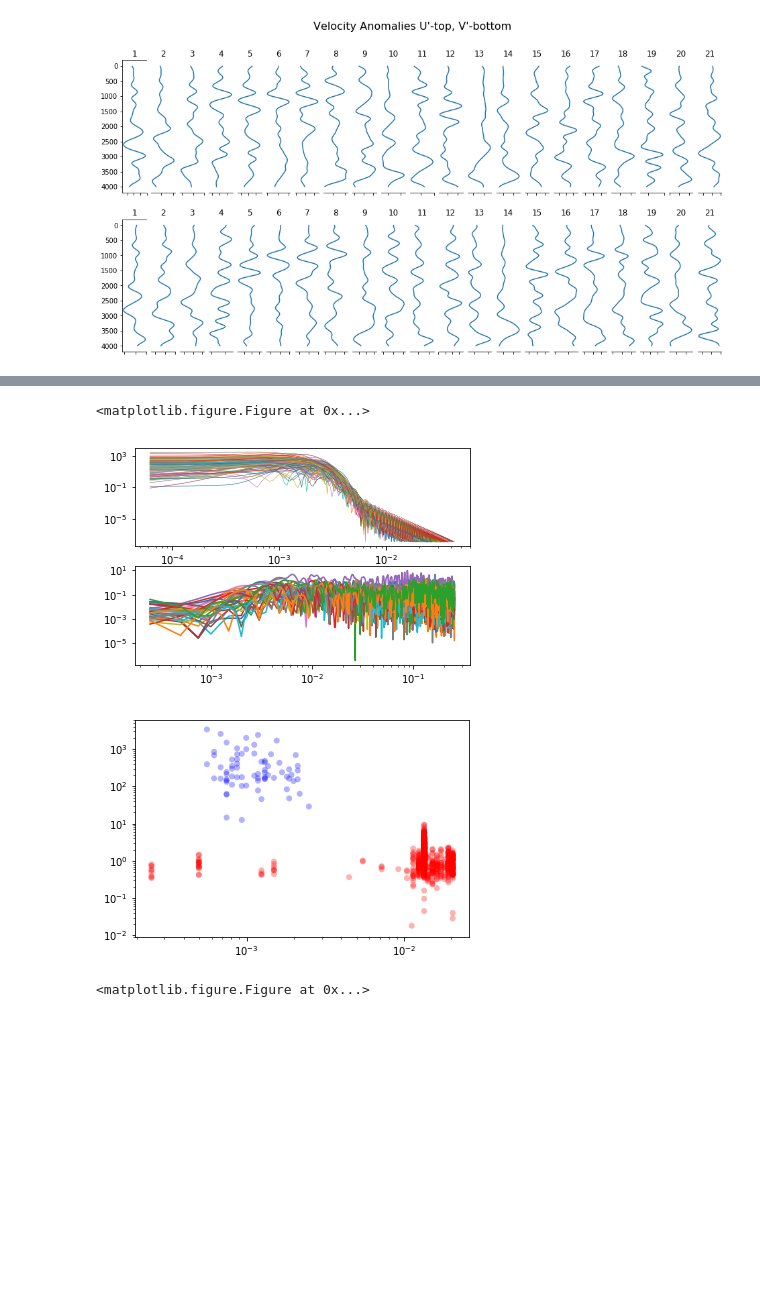
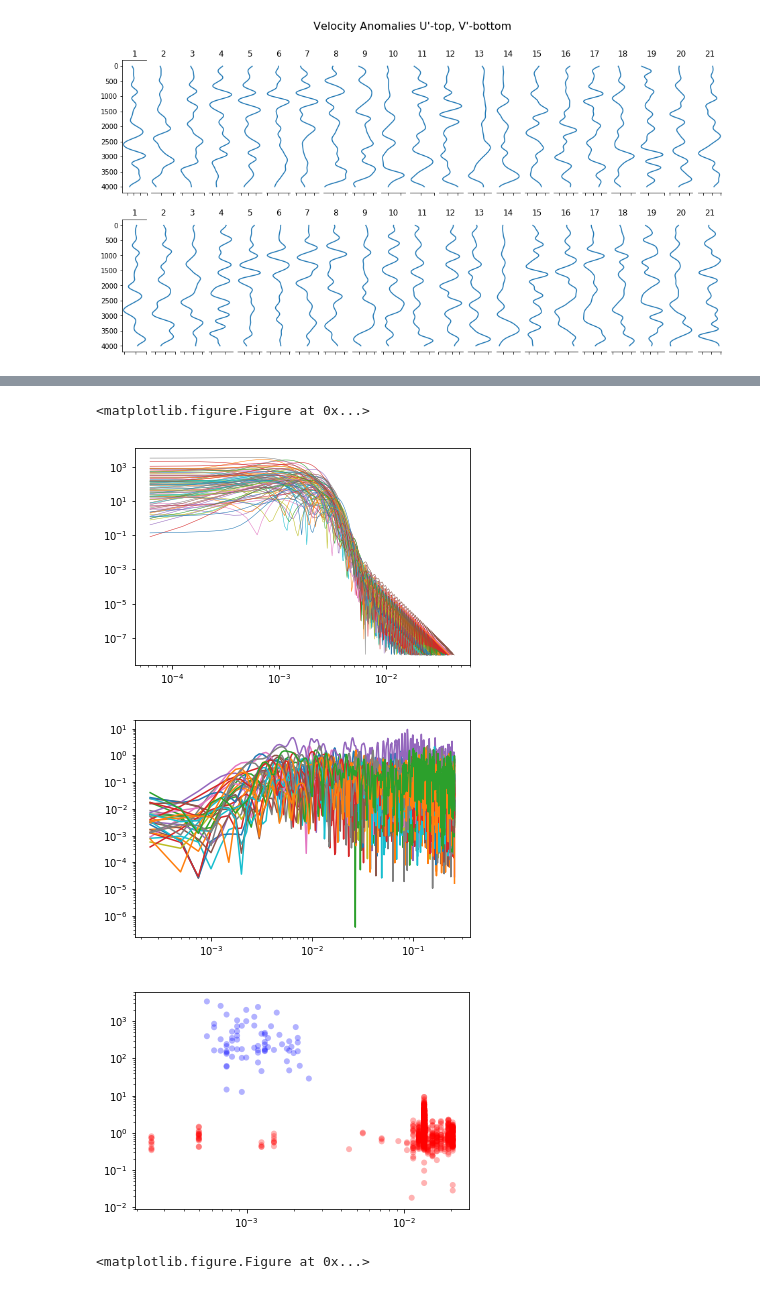
Before and after one commit to saltyPhysics/Lee_waves_dissertation, a Jupyter notebook: Lee_waves_v2.ipynb, the cells around one changed output, grey strips where cells are left out. Cells and saved outputs as stored; diff of their text form; code cells hidden in the pictures; blank space fills up the shorter version.

```diff
--- a/Lee_waves_v2.ipynb
+++ b/Lee_waves_v2.ipynb
@@ -223,27 +238,29 @@ khi
 # %%
 plt.figure()
-plt.subplot(211)
+
 plt.loglog(KE_grid, KE_psd.T, linewidth=.5)
-plt.subplot(212)
+plt.figure()
 plt.loglog(PE_grid, .5*np.nanmean(N2)*eta_psd.T)
 
 plt.figure()
 Kemax = np.nanmax(KE_psd, axis=1)
 kespots = np.nanargmax(KE_psd, axis=1)
 ax = plt.gca()
 ax.scatter(KE_grid[kespots],Kemax , c='blue', alpha=0.3, edgecolors='none')
 ax.set_yscale('log')
 ax.set_xscale('log')
 
+
 Kemax = np.nanmax(.5*np.nanmean(N2)*eta_psd.T, axis=1)
 kespots = np.nanargmax(.5*np.nanmean(N2)*eta_psd.T, axis=1)
 ax = plt.gca()
 ax.scatter(PE_grid[kespots],Kemax , c='red', alpha=0.3, edgecolors='none')
 ax.set_yscale('log')
 ax.set_xscale('log')
 plt.figure(figsize=[16,8])
 # %% [output]
 <matplotlib.figure.Figure at 0x...>
-[figure, old version]
+[figure, new version]
-[figure, old version]
+[figure, new version]
+[figure, added]
 <matplotlib.figure.Figure at 0x...>
```
Also changed, not shown: parts of 18 cells of this notebook, 1 other file.
